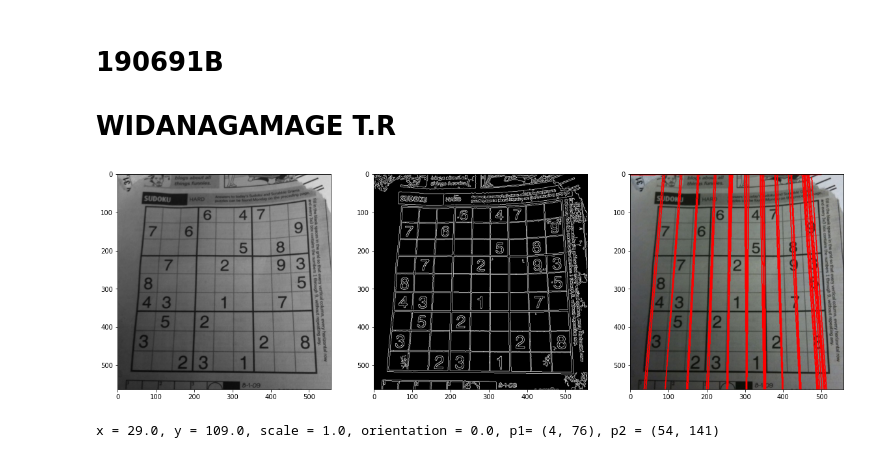
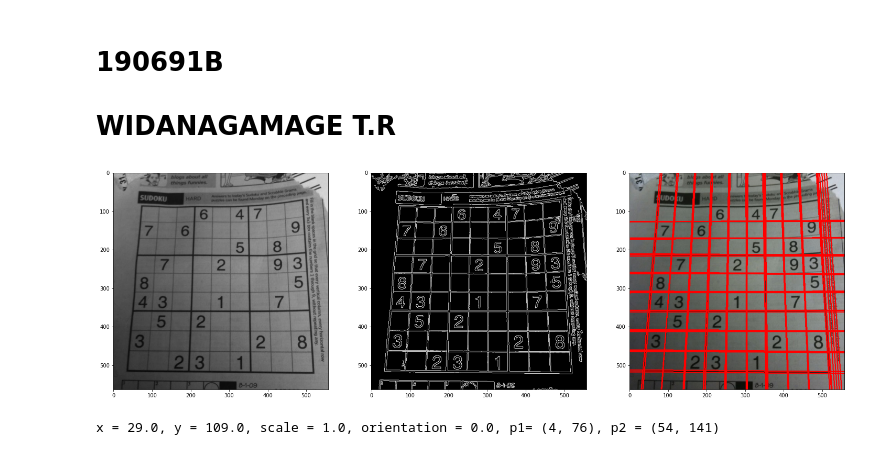
Before and after one commit to Thilanka1999/Computer-Vision-and-Image-Processing, a Jupyter notebook: inclass exercises/ex6/190691B.ipynb, the cells around one changed output. Cells and saved outputs as stored; diff of their text form; code cells hidden in the pictures.

```diff
--- a/inclass exercises/ex6/190691B.ipynb
+++ b/inclass exercises/ex6/190691B.ipynb
@@ -12,39 +12,39 @@ assert im is not None
 
 
 gray= cv.cvtColor(im, cv.COLOR_RGB2GRAY)
-edge = cv.Canny(gray, 0, 60, apertureSize=3)   #50 low intensity treshold, 150 high intensity treshold.
+edge = cv.Canny(gray, 10, 100, apertureSize=3)   #50 low intensity treshold, 150 high intensity treshold.
 lines = cv.HoughLines(edge, 1, 0.5*np.pi/180, 200)          # row resolution(spatial resolution)  pi/180 angular resolution, 200 votes
 
 for line in lines:
     rho, theta = line[0]
     a = np.cos(theta)
     b = np.sin(theta)
-    x0, yo = a*rho, b*rho
-    x1, y1 = int(x0 + 500*(-b)), int(x0 + 500*(a))
-    x2, y2 = int(x0 - 500*(-b)), int(x0 - 500*(a))
+    x0, y0 = a*rho, b*rho
+    x1, y1 = int(x0 + 1000*(-b)), int(y0 + 1000*(a))
+    x2, y2 = int(x0 - 1000*(-b)), int(y0 - 1000*(a))
     cv.line(im, (x1, y1), (x2, y2), (0, 0, 255), 2)
 
 # cv.namedWindow("Image", cv.WINDOW_NORMAL)
 # cv.imshow("Image", gray)
 # cv.waitKey()
 # cv.imshow("Image", edge)
 # cv.waitKey()
 # cv.imshow("Image", im)
 # cv.waitKey()
 # cv.destroyAllWindows()
 gray = cv.cvtColor(gray, cv.COLOR_BGR2RGB)
 edge = cv.cvtColor(edge, cv.COLOR_BGR2RGB)
 im = cv.cvtColor(im, cv.COLOR_BGR2RGB)
 
-fig, ax = plt.subplots(1, 3, figsize=(20, 15))
+fig, ax = plt.subplots(1, 3, figsize=(25, 25))
 
 ax[0].imshow(gray)
 ax[1].imshow(edge)
 ax[2].imshow(im)
 
 plt.show()
 # %% [output]
-[figure, old version]
+[figure, new version]
 # %%
 import cv2 as cv
 import numpy as np
```
